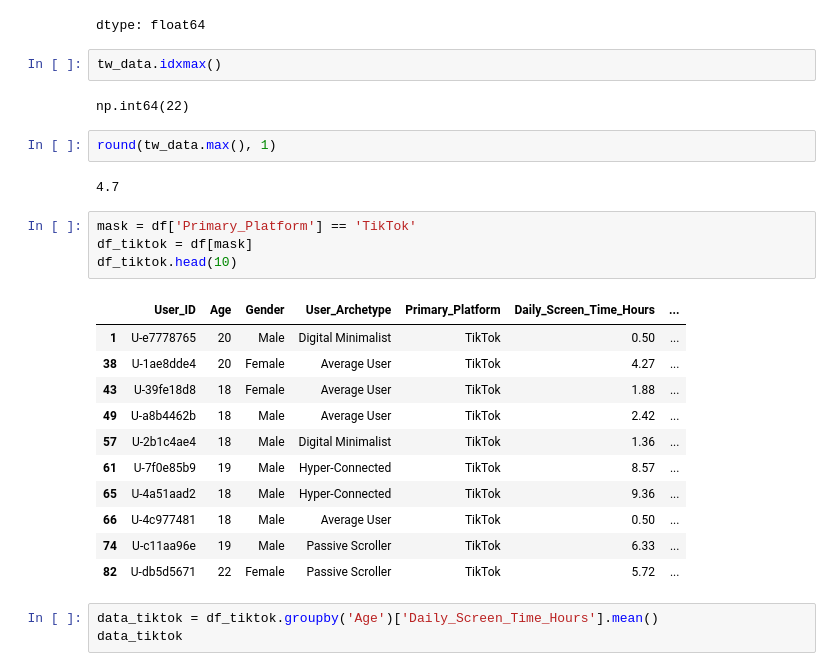
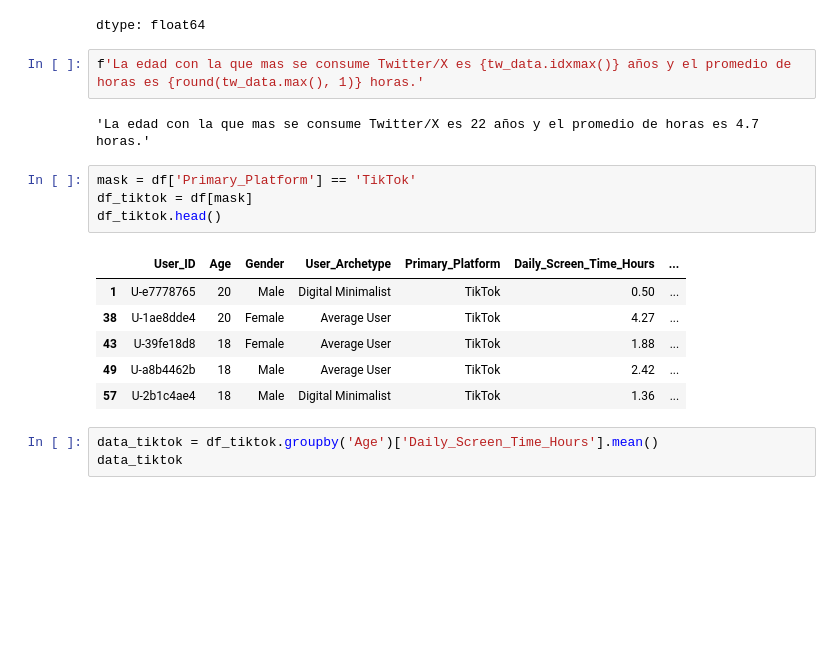
Before and after one commit to mfernandezzz/Pruebas_Tecnicas, a Jupyter notebook: pruebaTecnicaSocialMedia.ipynb, the cells around one changed output. Cells and saved outputs as stored; diff of their text form; blank space fills up the shorter version.

```diff
--- a/pruebaTecnicaSocialMedia.ipynb
+++ b/pruebaTecnicaSocialMedia.ipynb
@@ -106,30 +87,21 @@ tw_data
 | 21 | 4.196226 |
 | 22 | 4.654898 |
 dtype: float64
-# %%
-tw_data.idxmax()
-# %% [output]
-np.int64(22)
-# %%
-round(tw_data.max(), 1)
-# %% [output]
-4.7
+# %%
+f'La edad con la que mas se consume Twitter/X es {tw_data.idxmax()} años y el promedio de horas es {round(tw_data.max(), 1)} horas.'
+# %% [output]
+'La edad con la que mas se consume Twitter/X es 22 años y el promedio de horas es 4.7 horas.'
 # %%
 mask = df['Primary_Platform'] == 'TikTok'
 df_tiktok = df[mask]
-df_tiktok.head(10)
+df_tiktok.head()
 # %% [output]
 |  | User_ID | Age | Gender | User_Archetype | Primary_Platform | Daily_Screen_Time_Hours | ... |
 | 1 | U-e7778765 | 20 | Male | Digital Minimalist | TikTok | 0.50 | ... |
 | 38 | U-1ae8dde4 | 20 | Female | Average User | TikTok | 4.27 | ... |
 | 43 | U-39fe18d8 | 18 | Female | Average User | TikTok | 1.88 | ... |
 | 49 | U-a8b4462b | 18 | Male | Average User | TikTok | 2.42 | ... |
 | 57 | U-2b1c4ae4 | 18 | Male | Digital Minimalist | TikTok | 1.36 | ... |
-| 61 | U-7f0e85b9 | 19 | Male | Hyper-Connected | TikTok | 8.57 | ... |
-| 65 | U-4a51aad2 | 18 | Male | Hyper-Connected | TikTok | 9.36 | ... |
-| 66 | U-4c977481 | 18 | Male | Average User | TikTok | 0.50 | ... |
-| 74 | U-c11aa96e | 19 | Male | Passive Scroller | TikTok | 6.33 | ... |
-| 82 | U-db5d5671 | 22 | Female | Passive Scroller | TikTok | 5.72 | ... |
 # %%
 data_tiktok = df_tiktok.groupby('Age')['Daily_Screen_Time_Hours'].mean()
 data_tiktok
```
Also changed, not shown: parts of 34 cells of this notebook.
